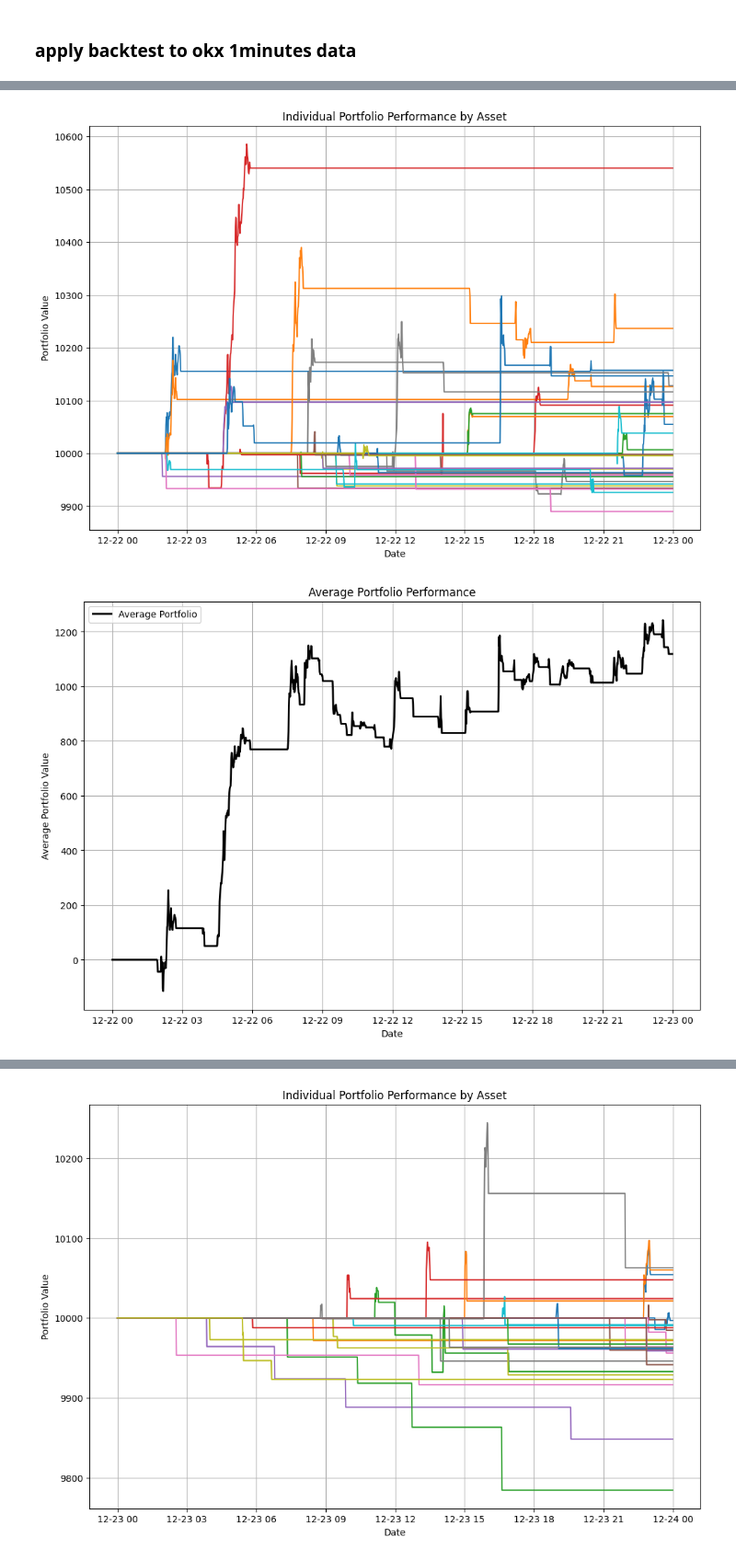
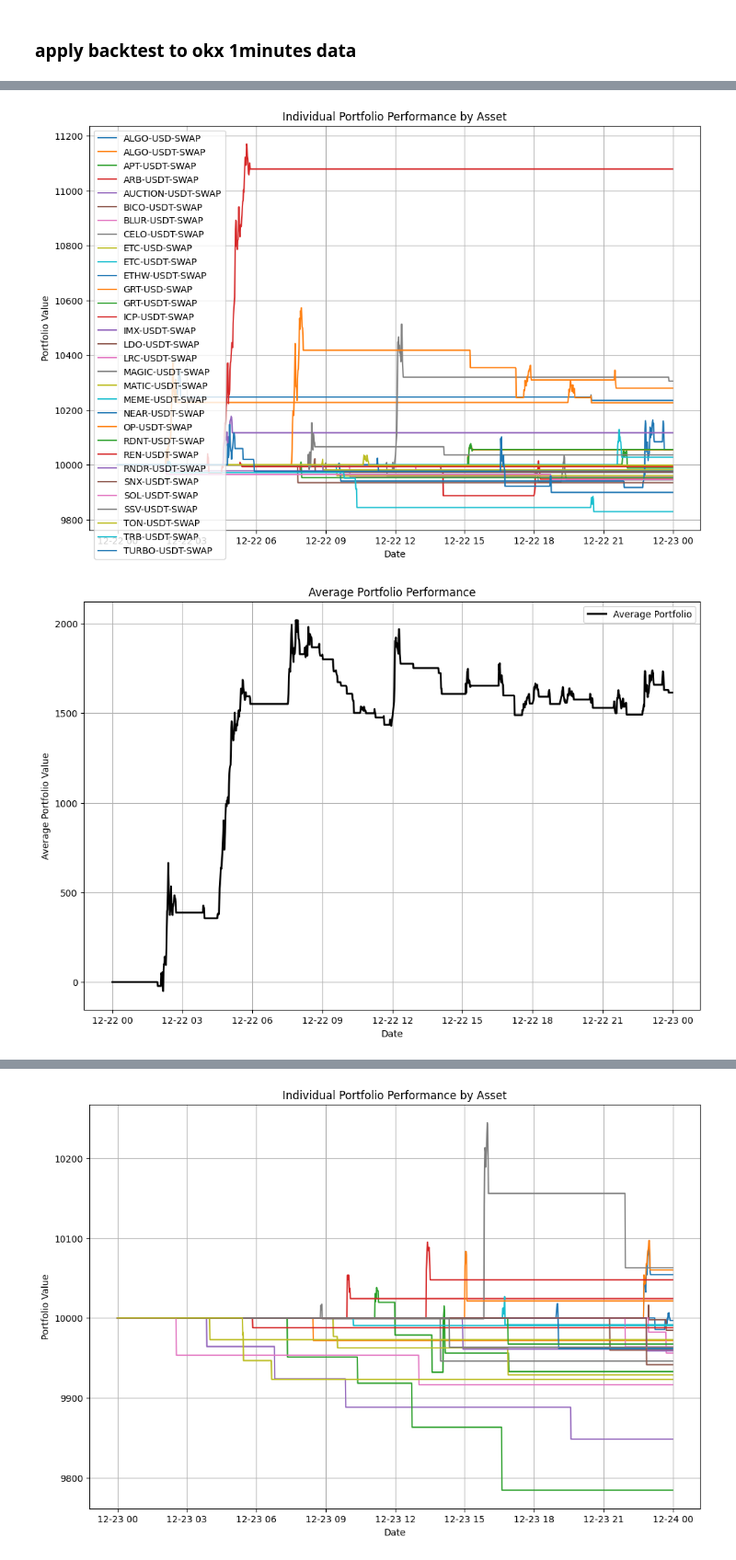
Before and after one commit to sculd/kristjan_swing-, a Jupyter notebook: backtest_okx.ipynb, the cells around one changed output, grey strips where cells are left out. Shown at 92% size. Saved outputs shown, nothing was run; the diff lists cells and outputs as text; code cells hidden in the pictures.

Commit message:
update for backtesting

```diff
--- a/backtest_okx.ipynb
+++ b/backtest_okx.ipynb
@@ -92,7 +92,7 @@ def strategy_backtest_from_df(df_all, position_size, risk_trade_percentage, min_
     data_dict = {}
 
     for asset, df in df_all.groupby('asset'):
-        df, new_trades, new_open_trades = algo.calculate.trade_asset(asset, df.reset_index().drop('index', axis=1), position_size, risk_trade_percentage, min_days_in_consolidation, max_days_in_consolidation, min_perc_increase)
+        df, new_trades, new_open_trades = algo.research.trade_asset(asset, df.reset_index().drop('index', axis=1), position_size, risk_trade_percentage, min_days_in_consolidation, max_days_in_consolidation, min_perc_increase)
         data_dict[asset] = df
         trades = pd.concat([trades, new_trades], ignore_index=True)
         open_trades = pd.concat([open_trades, new_open_trades], ignore_index=True)
@@ -112,6 +118,6 @@ min_perc_increase = 3
 # %%
-data_dict_3, closed_trades_3, open_trades_3 = strategy_backtest_from_df(df_all, int(portfolio_value / 10), risk_trade_percentage, min_days_in_consolidation, max_days_in_consolidation, 3)
-all_portfolios_ = describe_backtest(data_dict_3, closed_trades_3, open_trades_3, float(portfolio_value / 10))
+data_dict_3, closed_trades_3, open_trades_3 = strategy_backtest_from_df(data.read.df_okx_20231222_1222, int(portfolio_value / 10), risk_trade_percentage, min_days_in_consolidation, max_days_in_consolidation, 3)
+all_portfolios_ = describe_backtest(data_dict_3, closed_trades_3, open_trades_3, float(portfolio_value / 10), show_legend=True)
 # %% [output]
-[figure, old version]
+[figure, new version]
-[figure, old version]
+[figure, new version]
```
Also changed, not shown: parts of 21 cells of this notebook, 17 other files.
